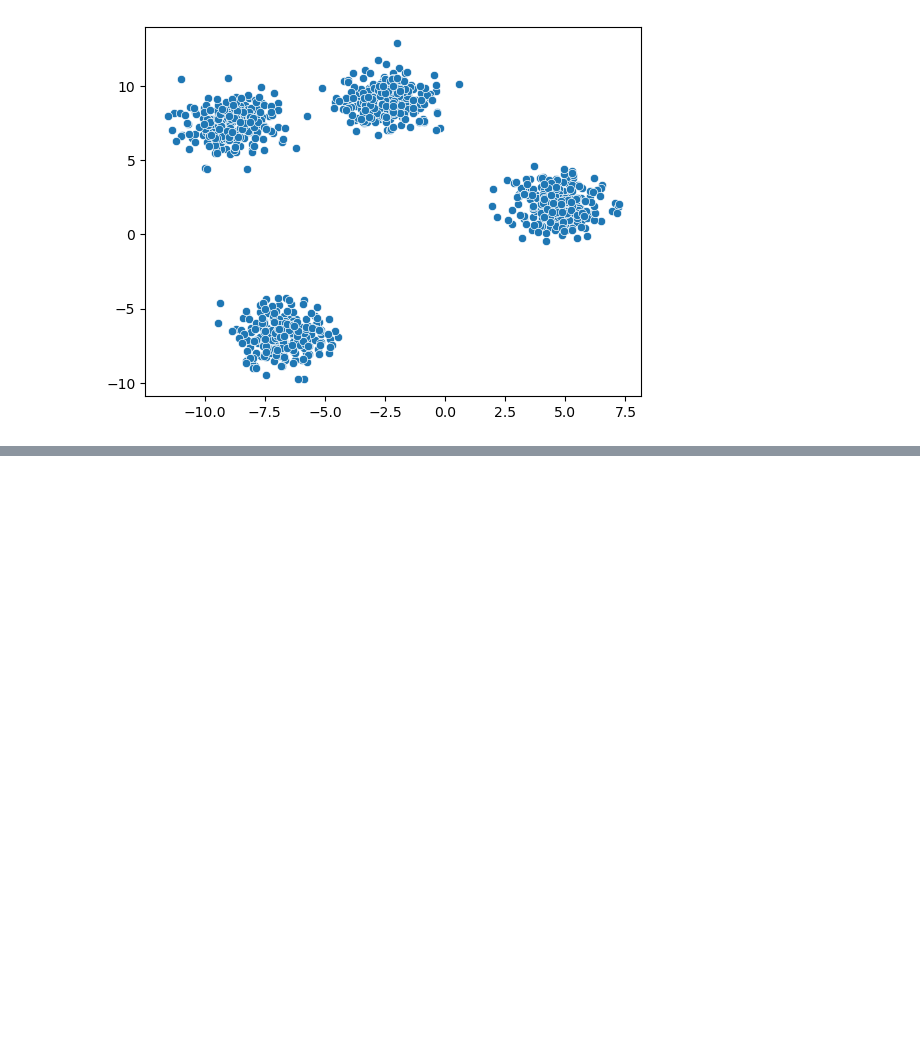
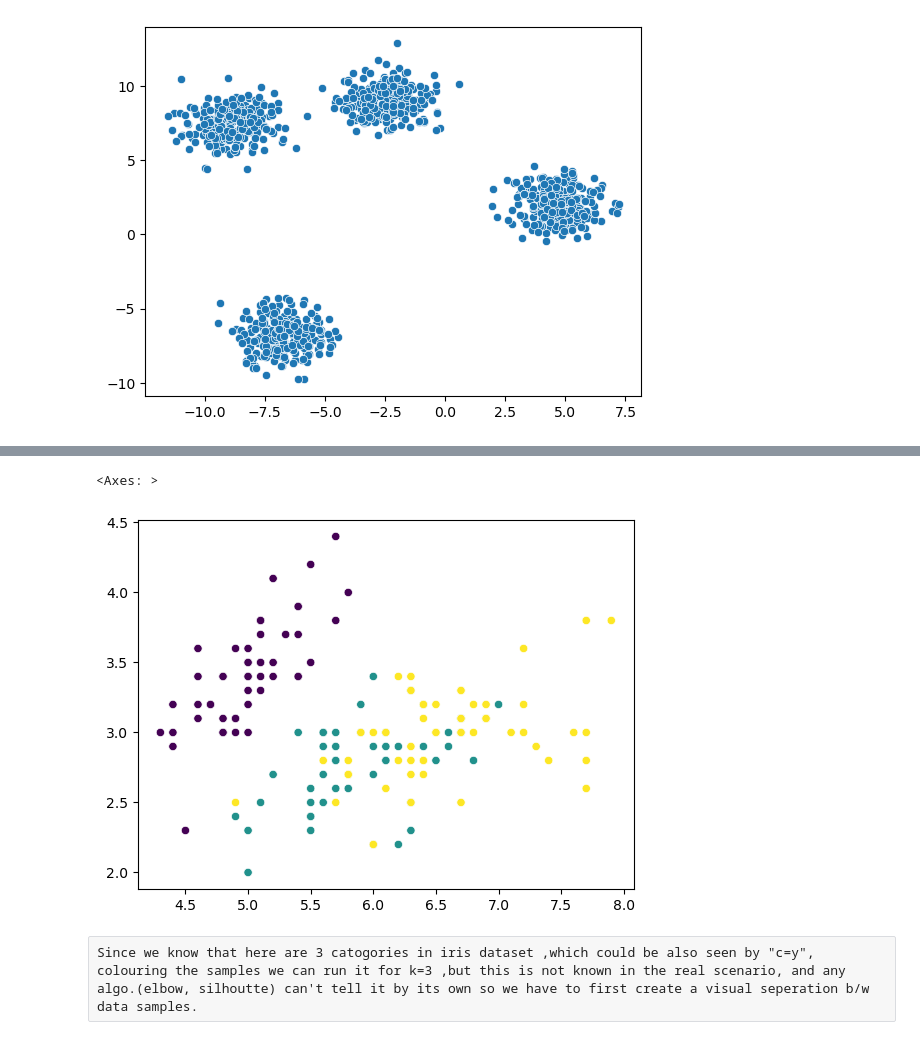
Before and after one commit to Deptek/Daily_learning, a Jupyter notebook: ml/UL/K-means_clusturing.ipynb, the cells around one changed output, grey strips where cells are left out. Drawn from its saved outputs; the diff is of its cells as text; code cells hidden in the pictures; blank space fills up the shorter version.

```diff
--- a/ml/UL/K-means_clusturing.ipynb
+++ b/ml/UL/K-means_clusturing.ipynb
@@ -31,0 +90,12 @@ labels= kmeans.fit_predict(X)
+# %%
+iris= load_iris()
+X= iris.data
+y= iris.target
+# %%
+# Visualisation
+sns.scatterplot(x=X[:,0],y=X[:,1], c=y)
+# %% [output]
+<Axes: >
+[figure, added]
+# %% [raw]
+Since we know that here are 3 catogories in iris dataset ,which could be also seen by "c=y", colouring the samples we can run it for k=3 ,but this is not known in the real scenario, and any algo.(elbow, silhoutte) can't tell it by its own so we have to first create a visual seperation b/w data samples.
```
Also changed, not shown: parts of 23 cells of this notebook.
